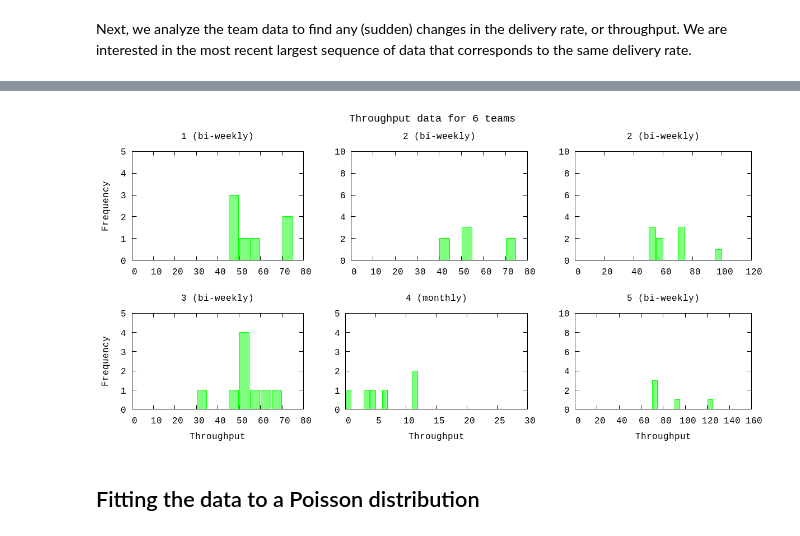
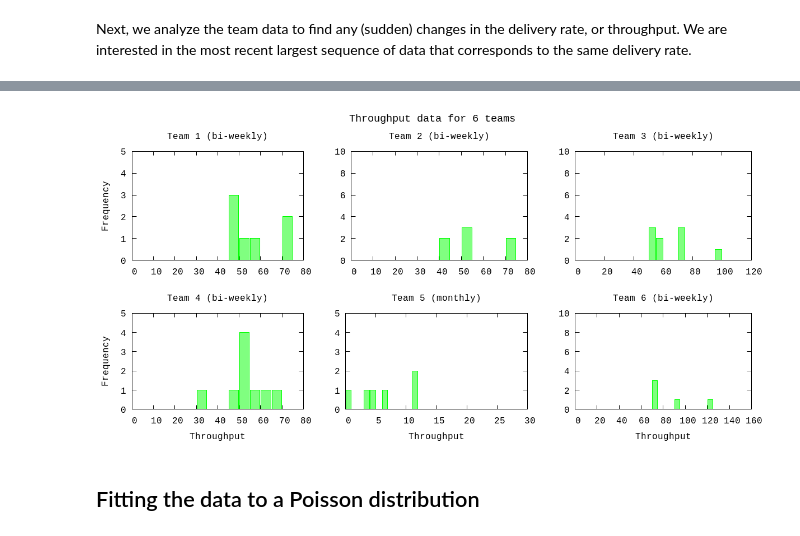
Before and after one commit to piisgaaf/chi2fit, a Jupyter notebook: notebooks/Forecasting-multiplot.ipynb, the cells around one changed output, grey strips where cells are left out. Cells and saved outputs as stored; diff of their text form; code cells hidden in the pictures.

```diff
--- a/notebooks/Forecasting-multiplot.ipynb
+++ b/notebooks/Forecasting-multiplot.ipynb
@@ -137,16 +137,16 @@ recent = U.analyze(
 }
 # %%
 P.multi([
-    P.histogram(recent["Team 1"][:throughput], bin: 5, plottitle: "1 (bi-weekly)", ylabel: "Frequency", xrange: '[0:80]', yrange: '[:5]', mode: :as_commands),
-    P.histogram(recent["Team 2"][:throughput], bin: 5, plottitle: "2 (bi-weekly)", xrange: '[0:80]', yrange: '[:10]', mode: :as_commands),
-    P.histogram(recent["Team 3"][:throughput], bin: 5, plottitle: "2 (bi-weekly)", xrange: '[0:120]', yrange: '[:10]', mode: :as_commands),
-    P.histogram(recent["Team 4"][:throughput], bin: 5, plottitle: "3 (bi-weekly)", ylabel: "Frequency", xlabel: "Throughput", xrange: '[0:80]', yrange: '[:5]', mode: :as_commands),
-    P.histogram(recent["Team 5"][:throughput], bin: 1, plottitle: "4 (monthly)", xlabel: "Throughput", xrange: '[0:30]', yrange: '[:5]', mode: :as_commands),
-    P.histogram(recent["Team 6"][:throughput], bin: 5, plottitle: "5 (bi-weekly)", xlabel: "Throughput", xrange: '[0:160]', yrange: '[:10]', mode: :as_commands),
+    P.histogram(recent["Team 1"][:throughput], bin: 5, plottitle: "Team 1 (bi-weekly)", ylabel: "Frequency", xrange: '[0:80]', yrange: '[:5]', mode: :as_commands),
+    P.histogram(recent["Team 2"][:throughput], bin: 5, plottitle: "Team 2 (bi-weekly)", xrange: '[0:80]', yrange: '[:10]', mode: :as_commands),
+    P.histogram(recent["Team 3"][:throughput], bin: 5, plottitle: "Team 3 (bi-weekly)", xrange: '[0:120]', yrange: '[:10]', mode: :as_commands),
+    P.histogram(recent["Team 4"][:throughput], bin: 5, plottitle: "Team 4 (bi-weekly)", ylabel: "Frequency", xlabel: "Throughput", xrange: '[0:80]', yrange: '[:5]', mode: :as_commands),
+    P.histogram(recent["Team 5"][:throughput], bin: 1, plottitle: "Team 5 (monthly)", xlabel: "Throughput", xrange: '[0:30]', yrange: '[:5]', mode: :as_commands),
+    P.histogram(recent["Team 6"][:throughput], bin: 5, plottitle: "Team 6 (bi-weekly)", xlabel: "Throughput", xrange: '[0:160]', yrange: '[:10]', mode: :as_commands),
 ], columns: 3, title: "Throughput data for 6 teams", size: "1200,600")
 :"this is an inline image"
 # %% [output]
-[figure, old version]
+[figure, new version]
 # %% [markdown]
 ## Fitting the data to a Poisson distribution
 # %% [markdown]
```
Also changed, not shown: parts of 8 cells of this notebook, 5 other files.
